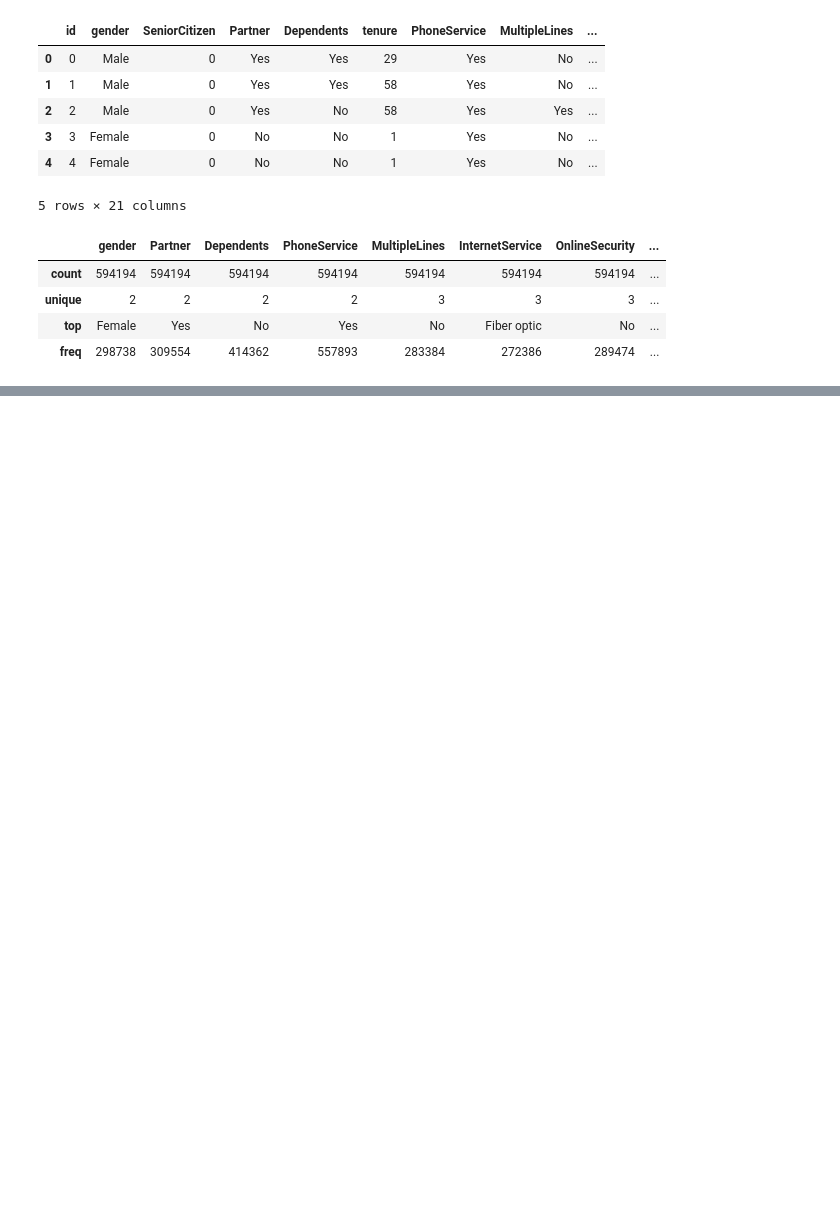
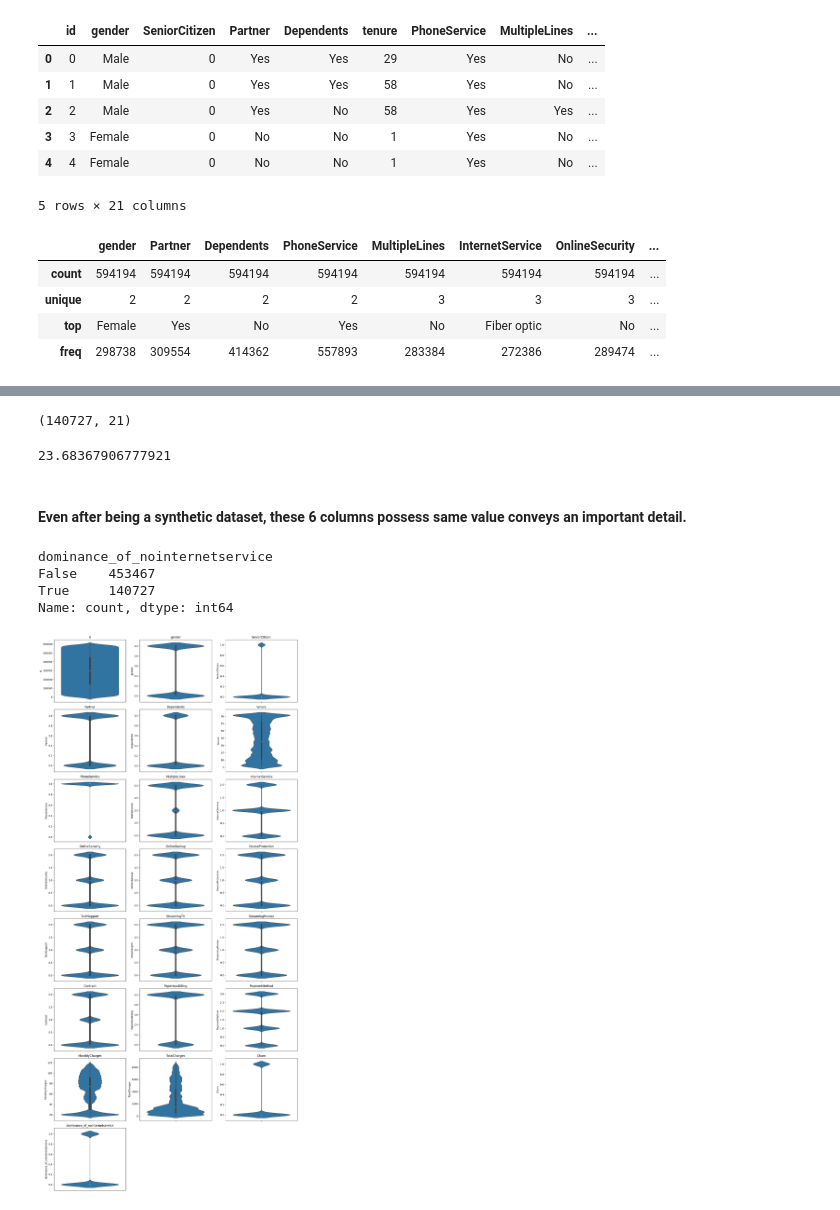
Before and after one commit to vedikagupta0/Predict-Customer-Churn, a Jupyter notebook: baseline.ipynb, the cells around one changed output, grey strips where cells are left out. Cells and saved outputs as stored; diff of their text form; code cells hidden in the pictures; blank space fills up the shorter version.

```diff
--- a/baseline.ipynb
+++ b/baseline.ipynb
@@ -97,0 +138,45 @@ baseline_submission.to_csv('baseline.csv', index=False)
+# %%
+cols = ['StreamingMovies', 'StreamingTV', 'TechSupport',
+        'DeviceProtection', 'OnlineBackup', 'OnlineSecurity']
+
+mask = (df[cols] == 1).all(axis=1)
+filtered_df = df[mask]
+filtered_df.shape
+# %% [output]
+(140727, 21)
+# %%
+100 - ((df.shape[0] - 140727)/ df.shape[0])*100
+# %% [output]
+23.68367906777921
+# %% [markdown]
+#### Even after being a synthetic dataset, these 6 columns possess same value conveys an important detail.
+# %%
+df['dominance_of_nointernetservice'] = (df[cols] == 1).all(axis=1)
+# %%
+df.dominance_of_nointernetservice.value_counts()
+# %% [output]
+dominance_of_nointernetservice
+False    453467
+True     140727
+Name: count, dtype: int64
+# %%
+n = len(df.columns)
+ncols = 3
+nrows = math.ceil(n / ncols)
+
+# violin plots in grid
+fig, axes = plt.subplots(nrows, ncols, figsize=(5*ncols, 4*nrows))
+axes = axes.flatten()
+
+for i, col in enumerate(df.columns):
+    sns.violinplot(y=df[col], ax=axes[i])
+    axes[i].set_title(col)
+
+# remove empty axes
+for j in range(i+1, len(axes)):
+    fig.delaxes(axes[j])
+
+plt.tight_layout()
+plt.show()
+# %% [output]
+[figure, added]
```
Also changed, not shown: parts of 19 cells of this notebook.
